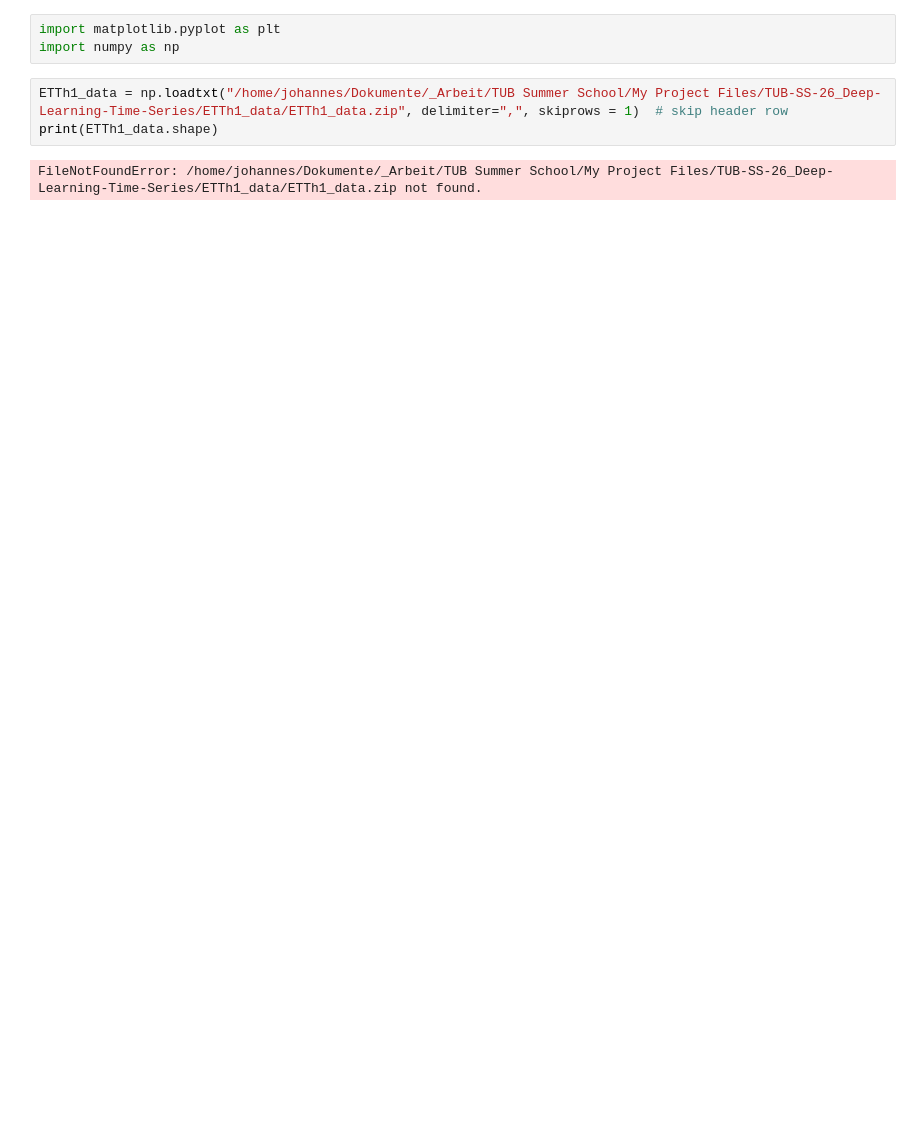
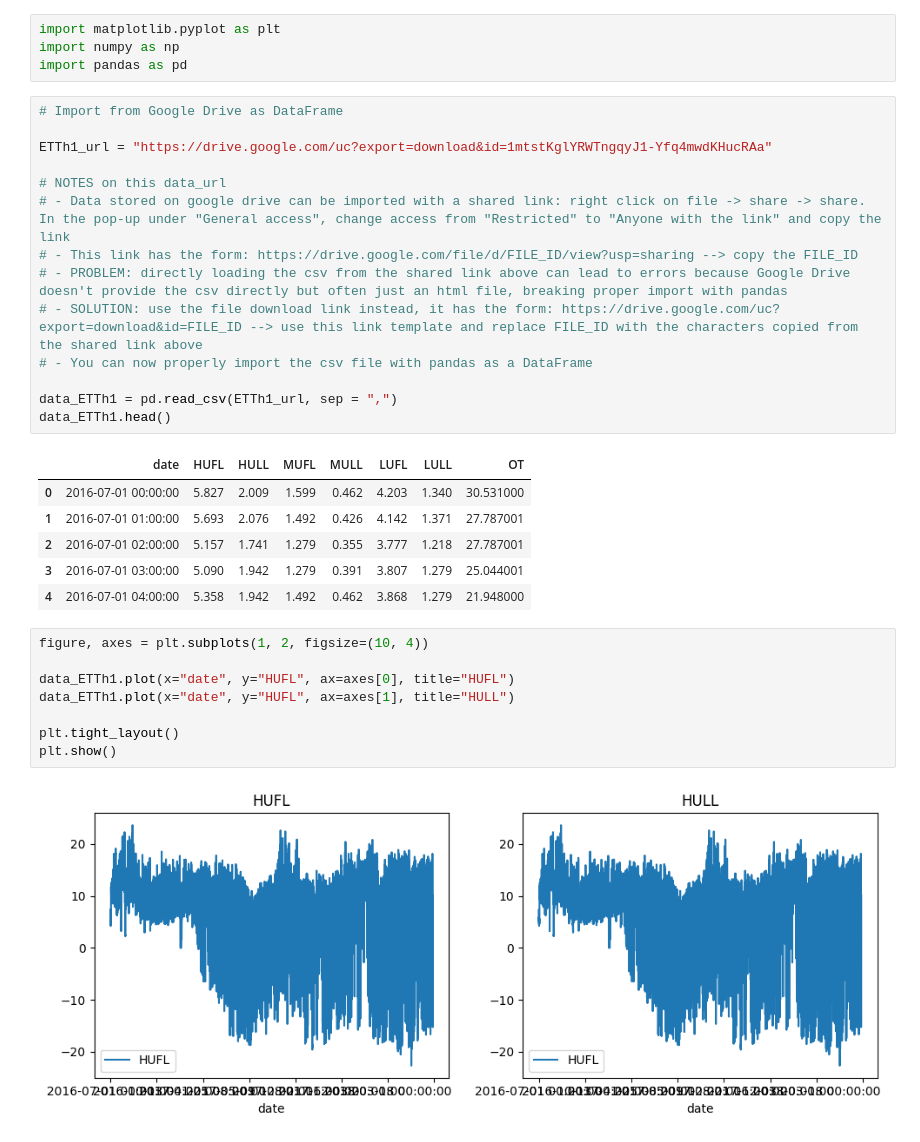
Before and after one commit to jauric/TUB-SS-26_Deep-Learning-Time-Series, a Jupyter notebook: ETTh1_data/data_analysis.ipynb, the cells around one changed output. Cells and saved outputs as stored; diff of their text form; blank space fills up the shorter version.

Commit message:
Linked Google Drive for execution of Colab

```diff
--- a/ETTh1_data/data_analysis.ipynb
+++ b/ETTh1_data/data_analysis.ipynb
@@ -3,8 +4,35 @@
 # %%
 import matplotlib.pyplot as plt
 import numpy as np
+import pandas as pd
 # %%
-ETTh1_data = np.loadtxt("/home/johannes/Dokumente/_Arbeit/TUB Summer School/My Project Files/TUB-SS-26_Deep-Learning-Time-Series/ETTh1_data/ETTh1_data.zip", delimiter=",", skiprows = 1)  # skip header row
-print(ETTh1_data.shape)
+# Import from Google Drive as DataFrame
+
+ETTh1_url = "https://drive.google.com/uc?export=download&id=1mtstKglYRWTngqyJ1-Yfq4mwdKHucRAa"
+
+# NOTES on this data_url
+# - Data stored on google drive can be imported with a shared link: right click on file -> share -> share. In the pop-up under "General access", change access from "Restricted" to "Anyone with the link" and copy the link
+# - This link has the form: https://drive.google.com/file/d/FILE_ID/view?usp=sharing --> copy the FILE_ID
+# - PROBLEM: directly loading the csv from the shared link above can lead to errors because Google Drive doesn't provide the csv directly but often just an html file, breaking proper import with pandas
+# - SOLUTION: use the file download link instead, it has the form: https://drive.google.com/uc?export=download&id=FILE_ID --> use this link template and replace FILE_ID with the characters copied from the shared link above
+# - You can now properly import the csv file with pandas as a DataFrame
+
+data_ETTh1 = pd.read_csv(ETTh1_url, sep = ",")
+data_ETTh1.head()
 # %% [output]
-FileNotFoundError: /home/johannes/Dokumente/_Arbeit/TUB Summer School/My Project Files/TUB-SS-26_Deep-Learning-Time-Series/ETTh1_data/ETTh1_data.zip not found.
+|  | date | HUFL | HULL | MUFL | MULL | LUFL | LULL | OT |
+| 0 | 2016-07-01 00:00:00 | 5.827 | 2.009 | 1.599 | 0.462 | 4.203 | 1.340 | 30.531000 |
+| 1 | 2016-07-01 01:00:00 | 5.693 | 2.076 | 1.492 | 0.426 | 4.142 | 1.371 | 27.787001 |
+| 2 | 2016-07-01 02:00:00 | 5.157 | 1.741 | 1.279 | 0.355 | 3.777 | 1.218 | 27.787001 |
+| 3 | 2016-07-01 03:00:00 | 5.090 | 1.942 | 1.279 | 0.391 | 3.807 | 1.279 | 25.044001 |
+| 4 | 2016-07-01 04:00:00 | 5.358 | 1.942 | 1.492 | 0.462 | 3.868 | 1.279 | 21.948000 |
+# %%
+figure, axes = plt.subplots(1, 2, figsize=(10, 4))
+
+data_ETTh1.plot(x="date", y="HUFL", ax=axes[0], title="HUFL")
+data_ETTh1.plot(x="date", y="HUFL", ax=axes[1], title="HULL")
+
+plt.tight_layout()
+plt.show()
+# %% [output]
+[figure, added]
```
Also changed, not shown: parts of 1 cell of this notebook.
